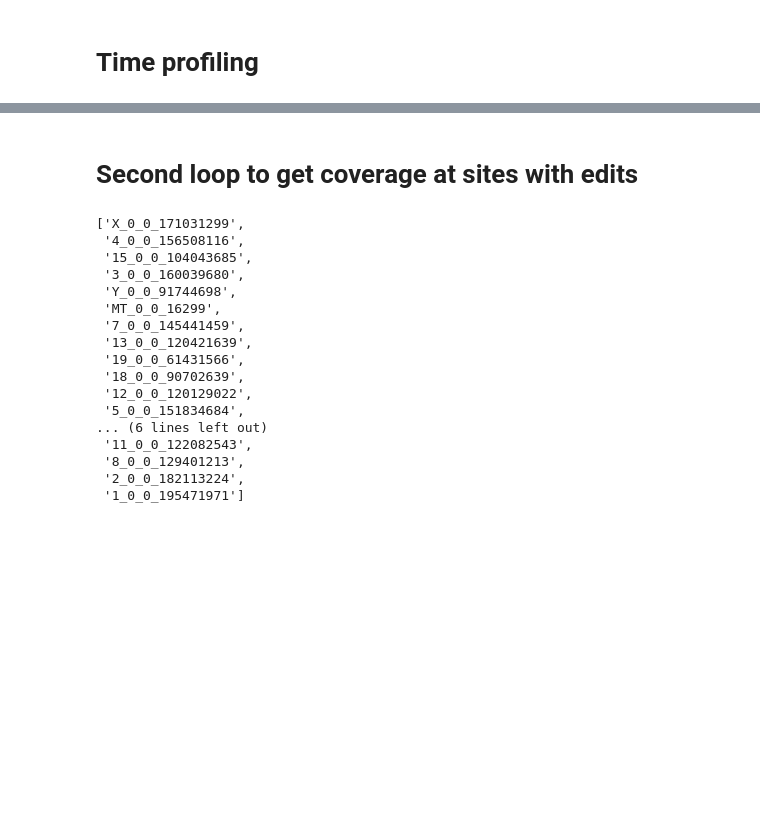
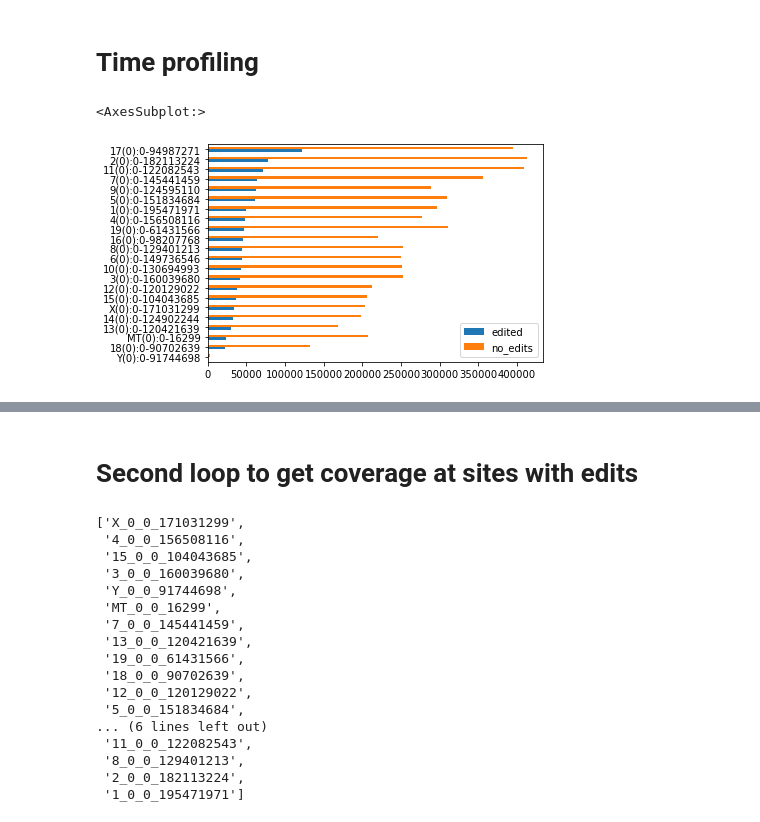
Before and after one commit to howardxu520/MARINE, a Jupyter notebook: scripts/check_against_pileup_all_cells-threaded.ipynb, the cells around one changed output, grey strips where cells are left out. Drawn from its saved outputs; the diff is of its cells as text; code cells hidden in the pictures; blank space fills up the shorter version.

```diff
--- a/scripts/check_against_pileup_all_cells-threaded.ipynb
+++ b/scripts/check_against_pileup_all_cells-threaded.ipynb
@@ -239,2 +244,26 @@ bam handle size = 0.248 kb
 # %% [markdown]
 # Time profiling
+# %%
+total_contig_times = {}
+all_read_info_dfs = []
+all_time_dfs = []
+
+total_times = {}
+for result in results:
+
+    label = result[2]
+
+    try:
+        total_time = result[5]
+        total_times[label] = total_time
+
+        time_df = result[4]
+        all_time_dfs.append(time_df)
+        total_time_for_contig = (float(time_df.max()))
+        total_contig_times[label] = total_time_for_contig
+
+        read_info_df = result[3]
+        read_info_df.columns = [label]
+        all_read_info_dfs.append(read_info_df)
+    except Exception as e:
+        print(e, label)
@@ -240,0 +272,6 @@ bam handle size = 0.248 kb
+# %%
+total_reads_df = pd.concat(all_read_info_dfs, axis=1).T.sort_values('edited')
+total_reads_df.plot(kind='barh')
+# %% [output]
+<AxesSubplot:>
+[figure, added]
```
Also changed, not shown: parts of 11 cells of this notebook, 6 other files.
